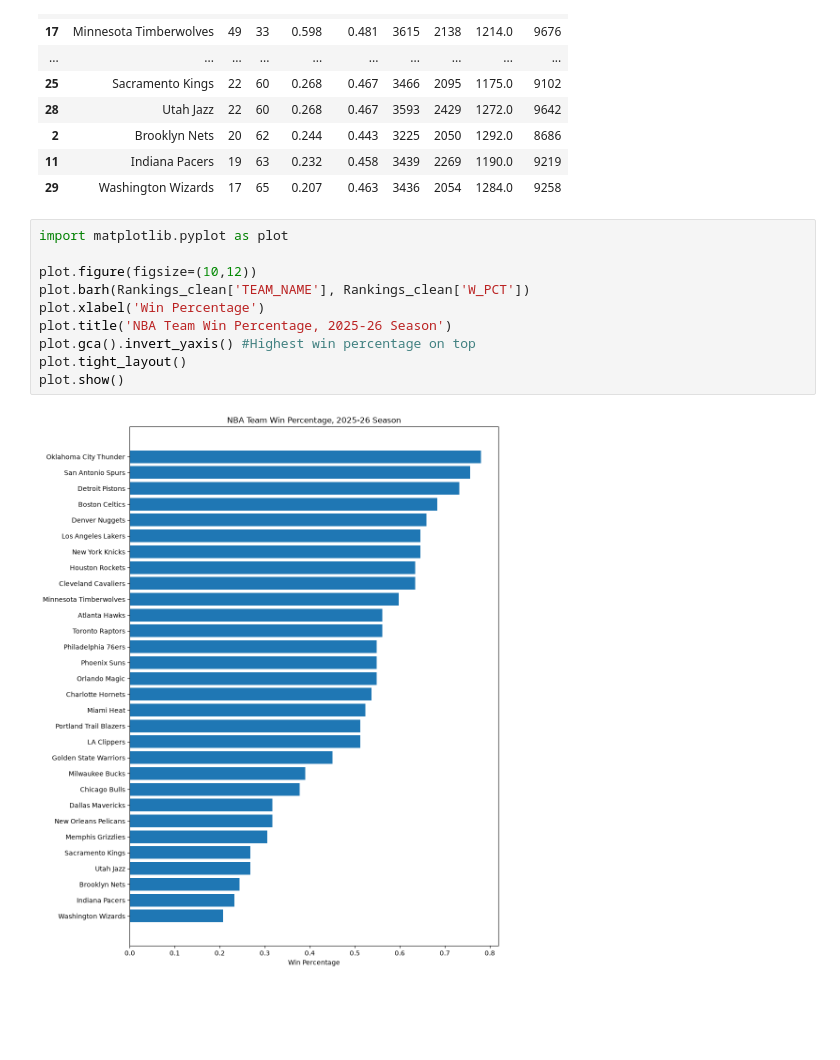
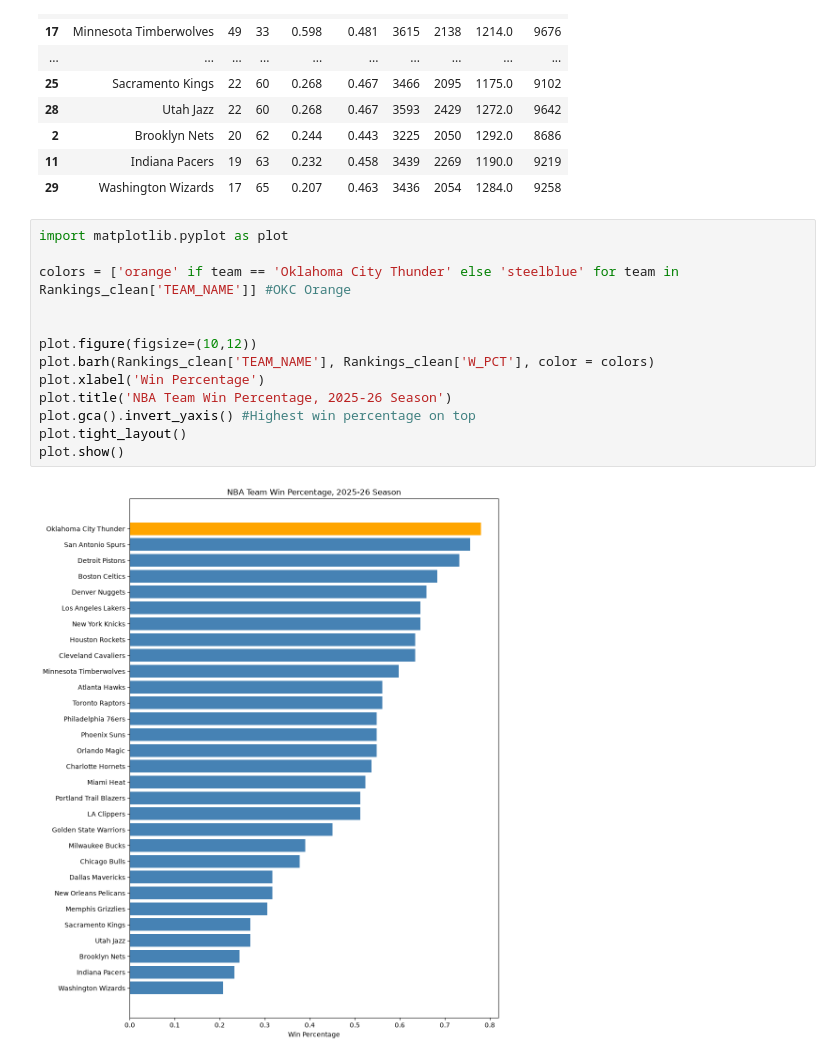
Before and after one commit to kinggreyson/NBA_Performance_Analysis, a Jupyter notebook: track.ipynb, the cells around one changed output. Saved outputs shown, nothing was run; the diff lists cells and outputs as text; blank space fills up the shorter version.

```diff
--- a/track.ipynb
+++ b/track.ipynb
@@ -30,12 +30,15 @@ Rankings_clean.head(30)
 # %%
 import matplotlib.pyplot as plot
 
+colors = ['orange' if team == 'Oklahoma City Thunder' else 'steelblue' for team in Rankings_clean['TEAM_NAME']] #OKC Orange
+
+
 plot.figure(figsize=(10,12))
-plot.barh(Rankings_clean['TEAM_NAME'], Rankings_clean['W_PCT'])
+plot.barh(Rankings_clean['TEAM_NAME'], Rankings_clean['W_PCT'], color = colors)
 plot.xlabel('Win Percentage')
 plot.title('NBA Team Win Percentage, 2025-26 Season')
 plot.gca().invert_yaxis() #Highest win percentage on top
 plot.tight_layout()
 plot.show()
 # %% [output]
-[figure, old version]
+[figure, new version]
```
Also changed, not shown: parts of 1 cell of this notebook.
